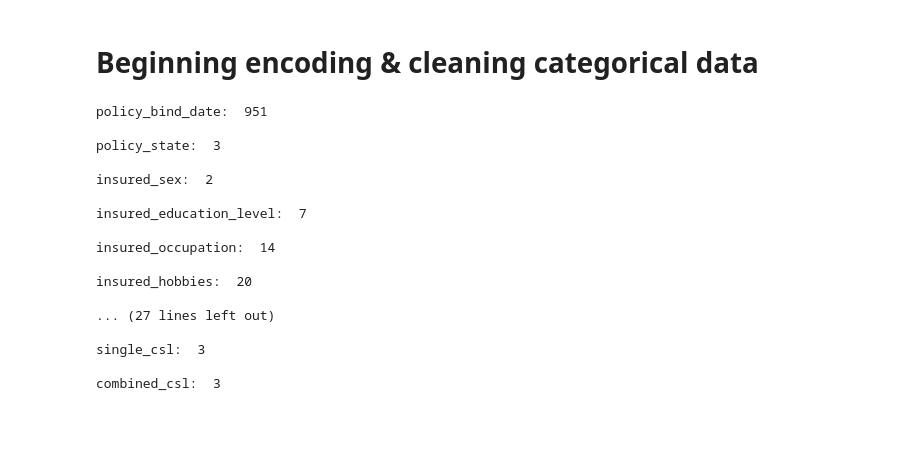
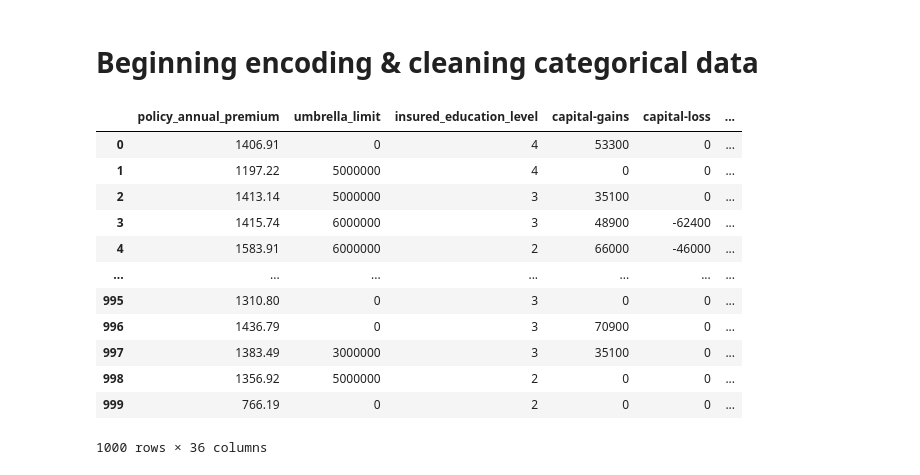
Before and after one commit to kcao22/insurance_fraud, a Jupyter notebook: exploration.ipynb, the cells around one changed output. Cells and saved outputs as stored; diff of their text form; code cells hidden in the pictures; blank space fills up the shorter version.

Commit message:
grouped variables, ordinal encoding and get dummies applied

```diff
--- a/exploration.ipynb
+++ b/exploration.ipynb
@@ -527,21 +532,49 @@ def group_education(df):
-# %%
-for col in df.select_dtypes('object').columns:
-    print(col + ': ', df[col].nunique(), '\n')
-# %% [output]
-policy_bind_date:  951
-
-policy_state:  3
-
-insured_sex:  2
-
-insured_education_level:  7
-
-insured_occupation:  14
-
-insured_hobbies:  20
-
-... (27 lines left out)
-
-single_csl:  3
-
-combined_csl:  3
+# %%
+def ordinal_encode_cols(df):
+    '''
+    Applies ordinal encoding to categorical columns with ranked / ordered data.
+    '''
+    ordinal_cols = ['incident_severity']
+    severity_rank = ['Trivial Damage', 'Minor Damage', 'Major Damage', 'Total Loss']
+    oe = OrdinalEncoder(categories=[severity_rank])
+    df[ordinal_cols] = oe.fit_transform(df[ordinal_cols])
+
+    return df
+# %%
+def transform_response(df):
+    '''
+    Changes response variable values from 'Y' and 'N' to 1 and 0 respectively.
+    '''
+    df['fraud_reported'] = df['fraud_reported'].map({'Y': 1, 'N': 0})
+    return df
+# %%
+def clean_transform_data(df):
+    '''
+    Applies all data cleaning functions (dropping columnms, transforming columns, encoding variables) and returns a finalized DataFrame.
+    '''
+    df = drop_columns(df)
+    df = group_hobbies(df)
+    df = group_education(df)
+    df = ordinal_encode_cols(df)
+    df = transform_response(df)
+    df = pd.get_dummies(df, drop_first=True)
+
+    return df
+# %%
+df = clean_transform_data(df)
+# %%
+df
+# %% [output]
+|  | policy_annual_premium | umbrella_limit | insured_education_level | capital-gains | capital-loss | ... |
+| 0 | 1406.91 | 0 | 4 | 53300 | 0 | ... |
+| 1 | 1197.22 | 5000000 | 4 | 0 | 0 | ... |
+| 2 | 1413.14 | 5000000 | 3 | 35100 | 0 | ... |
+| 3 | 1415.74 | 6000000 | 3 | 48900 | -62400 | ... |
+| 4 | 1583.91 | 6000000 | 2 | 66000 | -46000 | ... |
+| ... | ... | ... | ... | ... | ... | ... |
+| 995 | 1310.80 | 0 | 3 | 0 | 0 | ... |
+| 996 | 1436.79 | 0 | 3 | 70900 | 0 | ... |
+| 997 | 1383.49 | 3000000 | 3 | 35100 | 0 | ... |
+| 998 | 1356.92 | 5000000 | 2 | 0 | 0 | ... |
+| 999 | 766.19 | 0 | 2 | 0 | 0 | ... |
+1000 rows × 36 columns
```
Also changed, not shown: parts of 3 cells of this notebook.
